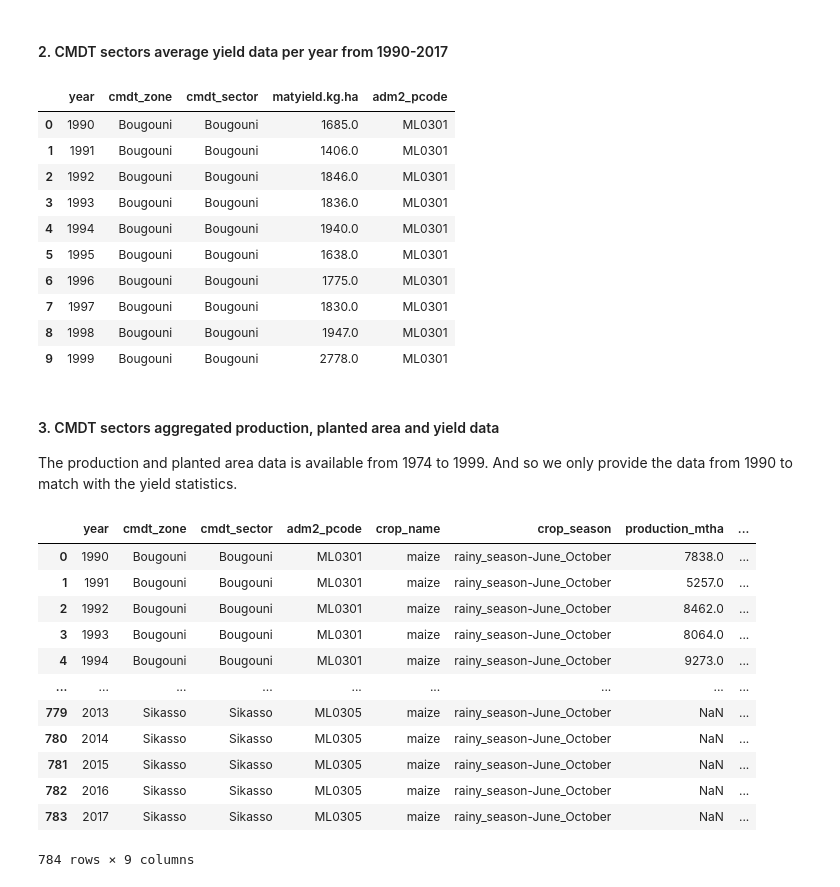
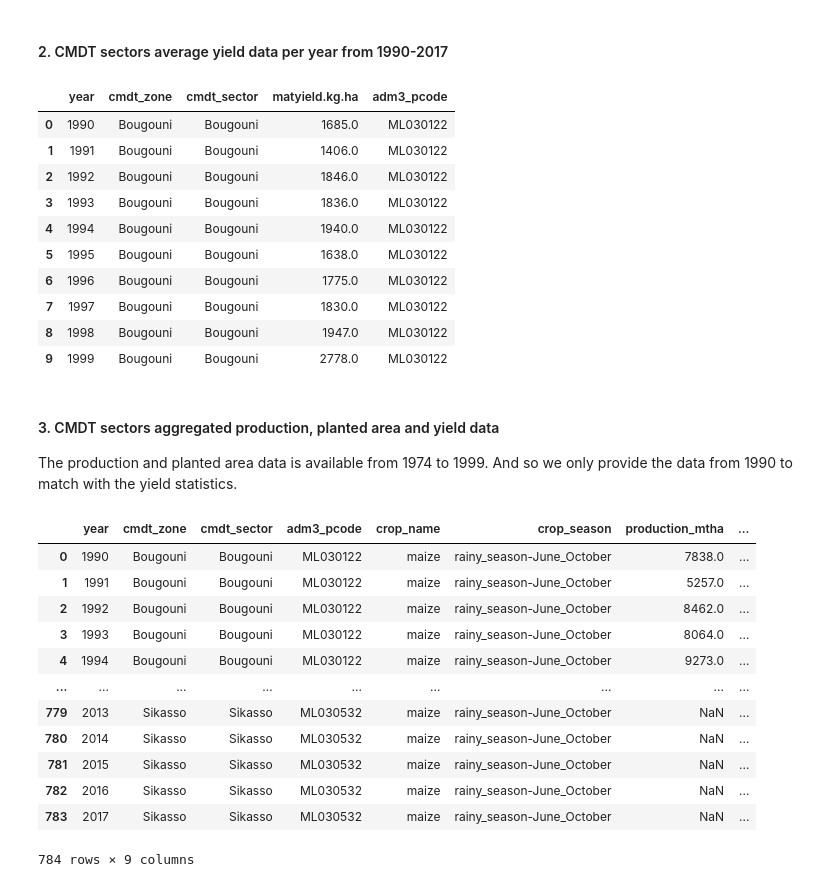
Before and after one commit to BigDataWUR/AgML-CY-Bench, a Jupyter notebook: data_preparation/crop_statistics_Mali/yield data preparation.ipynb, the cells around one changed output. Drawn from its saved outputs; the diff is of its cells as text; code cells hidden in the pictures.

```diff
--- a/data_preparation/crop_statistics_Mali/yield data preparation.ipynb
+++ b/data_preparation/crop_statistics_Mali/yield data preparation.ipynb
@@ -50,8 +50,10 @@ def preprocess_data(data):
 # %% [markdown]
 #### Plot the area of interest and export the boundary shapefile for administrative codes
 # %%
+
+
 #the cmdt boundary
-cmdt_boundary = preprocess_data(gpd.read_file('Working_dir_path/cmdt.geojson'))
+cmdt_boundary = preprocess_data(gpd.read_file('cmdt_shapefile/cmdt.geojson'))
 cmdt_boundary = cmdt_boundary.drop('cmdtsecto2',axis= 1)
 
 # Create a figure and axis
@@ -187,11 +189,11 @@ cmdt_zones_yield_stats
 #### 2. CMDT sectors average yield data  per year from 1990-2017
 # %%
 #global boundaries for codes
-admn3_boundary = preprocess_data(gpd.read_file('Working_dir_path/admn3_boundary.geojson'))
+admn3_boundary = preprocess_data(gpd.read_file('cmdt_shapefile/admn3_boundary.geojson'))
 
 #selected the columns of interest
-admn3_boundary= admn3_boundary[['cmdtsector','adm1_fr','adm2_fr','adm3_fr','adm2_pcode']]
-admn3_boundary.columns =['cmdt_sector','adm1_fr','adm2_fr','adm3_fr','adm2_pcode']
+admn3_boundary= admn3_boundary[['cmdtsector','adm1_fr','adm2_fr','adm3_fr','adm3_pcode']]
+admn3_boundary.columns =['cmdt_sector','adm1_fr','adm2_fr','adm3_fr','adm3_pcode']
 
 
 # read the data
@@ -220,44 +222,44 @@ def prioritize_match(row, df):
         adm1_match = adm1_matches.iloc[0]
         return adm1_match
     return pd.Series(dtype='object')  # Return empty series if no match found
 
 # Initialize an empty DataFrame to store the filtered data
 filtered_data_frames = []
 
 # Iterate over unique sectors
 for sector in updated_yld_df['cmdt_sector'].unique():
     sector_df = updated_yld_df[updated_yld_df['cmdt_sector'] == sector]
 
     # Apply the function to each row in the DataFrame
     filtered_df = pd.DataFrame(columns=updated_yld_df.columns)  # Initialize an empty DataFrame
     for year in sector_df['year'].unique():
         year_df = sector_df[sector_df['year'] == year]
         filtered_row = prioritize_match(year_df.iloc[0], year_df)
         filtered_df = filtered_df.append(filtered_row, ignore_index=True)
 
     # Drop duplicate rows while keeping only the first occurrence for each year
     filtered_df = filtered_df.drop_duplicates(subset=['year'], keep='first')
 
     # Store the filtered DataFrame
     filtered_data_frames.append(filtered_df)
 
 # Concatenate all filtered DataFrames for each sector
 final_filtered_df = pd.concat(filtered_data_frames, ignore_index=True)
 yield_data = pd.merge(average_yield_df,final_filtered_df,how='left')
 final_yield_data_ = yield_data.drop(columns=['adm1_fr','adm2_fr', 'adm3_fr'])
 final_yield_data_.head(10)
 # %% [output]
-|  | year | cmdt_zone | cmdt_sector | matyield.kg.ha | adm2_pcode |
-| 0 | 1990 | Bougouni | Bougouni | 1685.0 | ML0301 |
-| 1 | 1991 | Bougouni | Bougouni | 1406.0 | ML0301 |
-| 2 | 1992 | Bougouni | Bougouni | 1846.0 | ML0301 |
-| 3 | 1993 | Bougouni | Bougouni | 1836.0 | ML0301 |
-| 4 | 1994 | Bougouni | Bougouni | 1940.0 | ML0301 |
-| 5 | 1995 | Bougouni | Bougouni | 1638.0 | ML0301 |
-| 6 | 1996 | Bougouni | Bougouni | 1775.0 | ML0301 |
-| 7 | 1997 | Bougouni | Bougouni | 1830.0 | ML0301 |
-| 8 | 1998 | Bougouni | Bougouni | 1947.0 | ML0301 |
-| 9 | 1999 | Bougouni | Bougouni | 2778.0 | ML0301 |
+|  | year | cmdt_zone | cmdt_sector | matyield.kg.ha | adm3_pcode |
+| 0 | 1990 | Bougouni | Bougouni | 1685.0 | ML030122 |
+| 1 | 1991 | Bougouni | Bougouni | 1406.0 | ML030122 |
+| 2 | 1992 | Bougouni | Bougouni | 1846.0 | ML030122 |
+| 3 | 1993 | Bougouni | Bougouni | 1836.0 | ML030122 |
+| 4 | 1994 | Bougouni | Bougouni | 1940.0 | ML030122 |
+| 5 | 1995 | Bougouni | Bougouni | 1638.0 | ML030122 |
+| 6 | 1996 | Bougouni | Bougouni | 1775.0 | ML030122 |
+| 7 | 1997 | Bougouni | Bougouni | 1830.0 | ML030122 |
+| 8 | 1998 | Bougouni | Bougouni | 1947.0 | ML030122 |
+| 9 | 1999 | Bougouni | Bougouni | 2778.0 | ML030122 |
 # %% [markdown]
 #### 3. CMDT sectors aggregated production, planted area  and yield data
 
@@ -314,20 +316,20 @@ clean_df = clean_data[['cmdt_sector','year', 'production_mtha',  'planted_areas_
 final_dff = pd.merge(final_yield_data_,clean_df,how='left')
 final_dff['crop_season']='rainy_season-June_October'
 final_dff['crop_name']='maize'
-final_dff = final_dff[['year', 'cmdt_zone', 'cmdt_sector','adm2_pcode','crop_name','crop_season', 'production_mtha', 'planted_areas_ha','matyield.kg.ha']]
+final_dff = final_dff[['year', 'cmdt_zone', 'cmdt_sector','adm3_pcode','crop_name','crop_season', 'production_mtha', 'planted_areas_ha','matyield.kg.ha']]
 final_dff
 # %% [output]
-|  | year | cmdt_zone | cmdt_sector | adm2_pcode | crop_name | crop_season | production_mtha | ... |
-| 0 | 1990 | Bougouni | Bougouni | ML0301 | maize | rainy_season-June_October | 7838.0 | ... |
-| 1 | 1991 | Bougouni | Bougouni | ML0301 | maize | rainy_season-June_October | 5257.0 | ... |
-| 2 | 1992 | Bougouni | Bougouni | ML0301 | maize | rainy_season-June_October | 8462.0 | ... |
-| 3 | 1993 | Bougouni | Bougouni | ML0301 | maize | rainy_season-June_October | 8064.0 | ... |
-| 4 | 1994 | Bougouni | Bougouni | ML0301 | maize | rainy_season-June_October | 9273.0 | ... |
+|  | year | cmdt_zone | cmdt_sector | adm3_pcode | crop_name | crop_season | production_mtha | ... |
+| 0 | 1990 | Bougouni | Bougouni | ML030122 | maize | rainy_season-June_October | 7838.0 | ... |
+| 1 | 1991 | Bougouni | Bougouni | ML030122 | maize | rainy_season-June_October | 5257.0 | ... |
+| 2 | 1992 | Bougouni | Bougouni | ML030122 | maize | rainy_season-June_October | 8462.0 | ... |
+| 3 | 1993 | Bougouni | Bougouni | ML030122 | maize | rainy_season-June_October | 8064.0 | ... |
+| 4 | 1994 | Bougouni | Bougouni | ML030122 | maize | rainy_season-June_October | 9273.0 | ... |
 | ... | ... | ... | ... | ... | ... | ... | ... | ... |
-| 779 | 2013 | Sikasso | Sikasso | ML0305 | maize | rainy_season-June_October | NaN | ... |
-| 780 | 2014 | Sikasso | Sikasso | ML0305 | maize | rainy_season-June_October | NaN | ... |
-| 781 | 2015 | Sikasso | Sikasso | ML0305 | maize | rainy_season-June_October | NaN | ... |
-| 782 | 2016 | Sikasso | Sikasso | ML0305 | maize | rainy_season-June_October | NaN | ... |
-| 783 | 2017 | Sikasso | Sikasso | ML0305 | maize | rainy_season-June_October | NaN | ... |
+| 779 | 2013 | Sikasso | Sikasso | ML030532 | maize | rainy_season-June_October | NaN | ... |
+| 780 | 2014 | Sikasso | Sikasso | ML030532 | maize | rainy_season-June_October | NaN | ... |
+| 781 | 2015 | Sikasso | Sikasso | ML030532 | maize | rainy_season-June_October | NaN | ... |
+| 782 | 2016 | Sikasso | Sikasso | ML030532 | maize | rainy_season-June_October | NaN | ... |
+| 783 | 2017 | Sikasso | Sikasso | ML030532 | maize | rainy_season-June_October | NaN | ... |
 784 rows × 9 columns
 # %%
```
Also changed, not shown: parts of 4 cells of this notebook, 2 other files.
